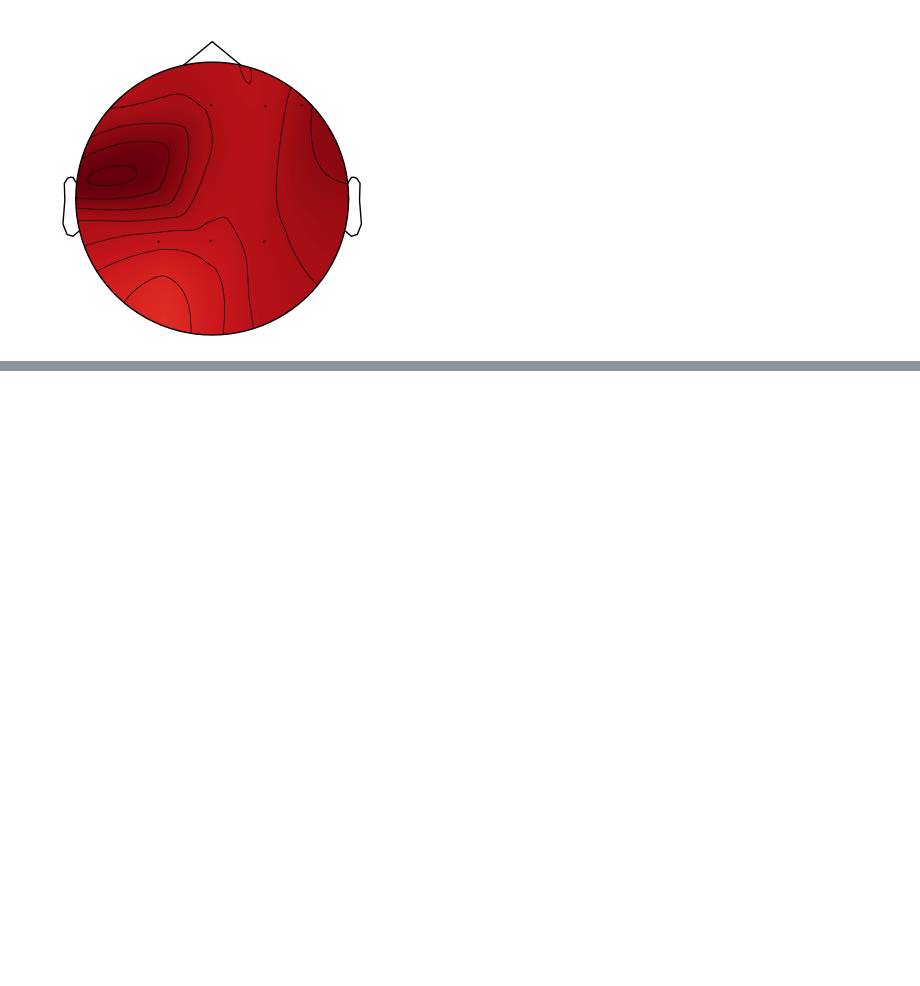
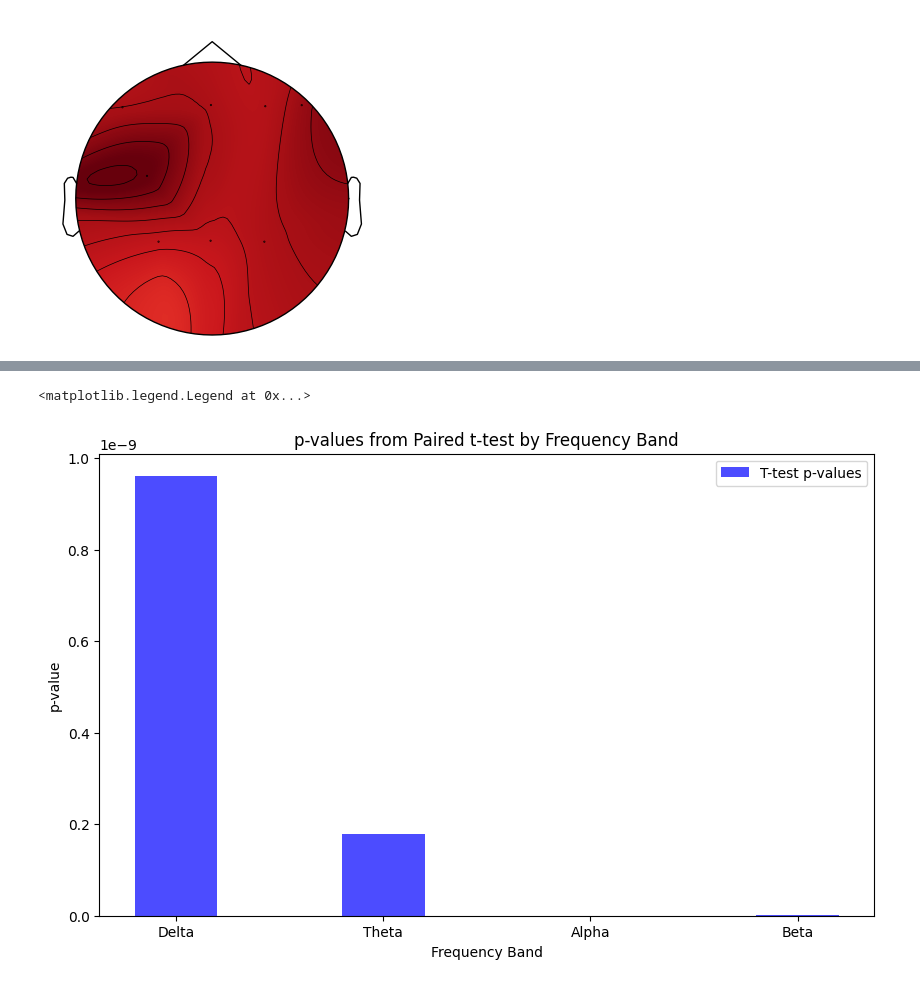
Before and after one commit to kumarmegha/Project-COGS-189, a Jupyter notebook: Data Analysis.ipynb, the cells around one changed output, grey strips where cells are left out. Cells and saved outputs as stored; diff of their text form; code cells hidden in the pictures; blank space fills up the shorter version.

Commit message:
Added statistical testing (p-values)

```diff
--- a/Data Analysis.ipynb
+++ b/Data Analysis.ipynb
@@ -244,0 +283,29 @@ evoked.plot_topomap(times=topomap_times, ch_type="eeg")
+# %%
+# plt.figure(figsize=(8, 5))
+# sns.barplot(x=list(t_test_results.keys()), y=list(t_test_results.values()), color='skyblue')
+# plt.axhline(y=0.05, color='r', linestyle='--', label='p = 0.05 threshold')
+# plt.ylabel("Paired t-test p-value")
+# plt.title("Statistical Significance of Power Differences (Sudoku2 vs Sudoku1)")
+# plt.legend()
+
+# Create a DataFrame for plotting the p-values
+p_values_df = pd.DataFrame({
+    'Band': list(bands.keys()),
+    'T-test p-values': list(t_test_results.values()),
+    'Wilcoxon p-values': list(wilcoxon_results.values())
+})
+
+# Set the plot size
+plt.figure(figsize=(10, 6))
+
+# Plot the t-test p-values
+plt.bar(p_values_df['Band'], p_values_df['T-test p-values'], width=0.4, label='T-test p-values', alpha=0.7, color='blue', align='center')
+
+# Adding labels and title
+plt.xlabel("Frequency Band")
+plt.ylabel("p-value")
+plt.title("p-values from Paired t-test by Frequency Band")
+plt.legend()
+# %% [output]
+<matplotlib.legend.Legend at 0x...>
+[figure, added]
```
Also changed, not shown: parts of 6 cells of this notebook.
